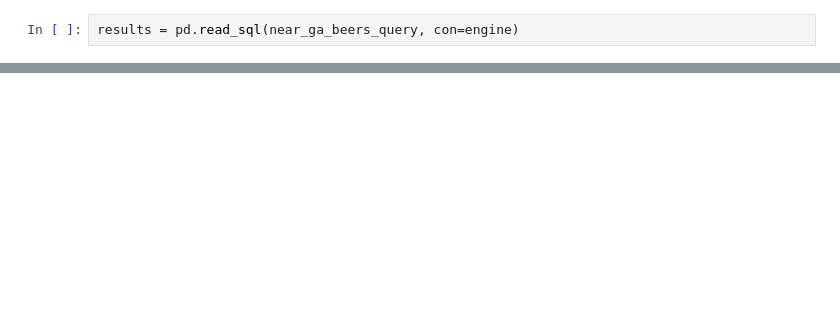
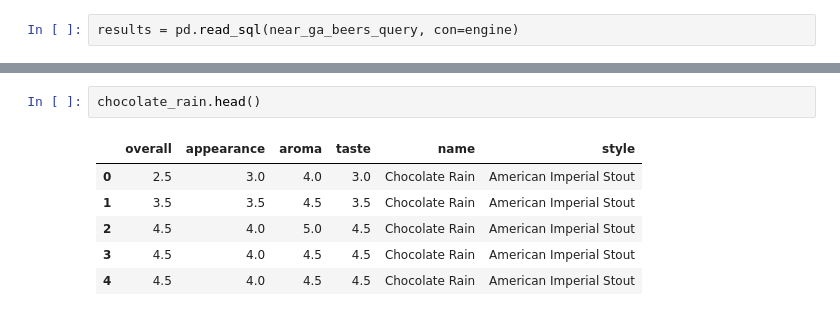
Before and after one commit to rajangdavis/getcraftbeer_eda, a Jupyter notebook: notebooks/Cosine Simularity Exploration.ipynb, the cells around one changed output, grey strips where cells are left out. Drawn from its saved outputs; the diff is of its cells as text; blank space fills up the shorter version.

```diff
--- a/notebooks/Cosine Simularity Exploration.ipynb
+++ b/notebooks/Cosine Simularity Exploration.ipynb
@@ -83,0 +213,9 @@ See the caveats in the documentation: http://pandas.pydata.org/pandas-docs/stabl
+# %%
+chocolate_rain.head()
+# %% [output]
+|  | overall | appearance | aroma | taste | name | style |
+| 0 | 2.5 | 3.0 | 4.0 | 3.0 | Chocolate Rain | American Imperial Stout |
+| 1 | 3.5 | 3.5 | 4.5 | 3.5 | Chocolate Rain | American Imperial Stout |
+| 2 | 4.5 | 4.0 | 5.0 | 4.5 | Chocolate Rain | American Imperial Stout |
+| 3 | 4.5 | 4.0 | 4.5 | 4.5 | Chocolate Rain | American Imperial Stout |
+| 4 | 4.5 | 4.0 | 4.5 | 4.5 | Chocolate Rain | American Imperial Stout |
```
Also changed, not shown: parts of 14 cells of this notebook, 1 other file.
